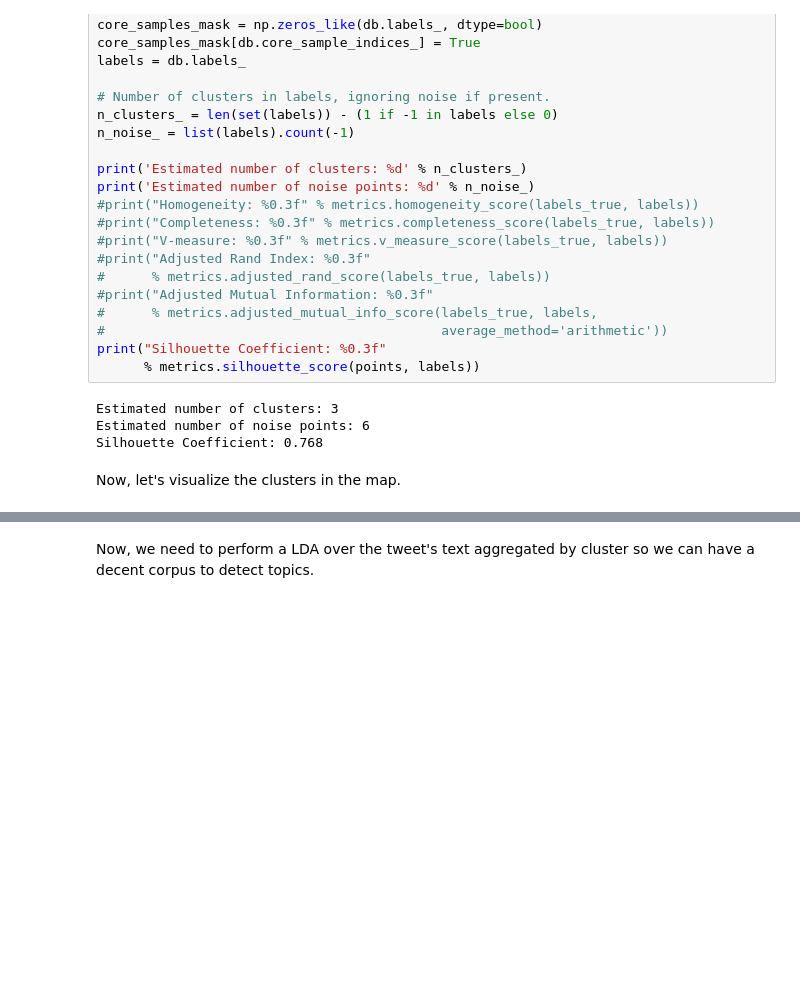
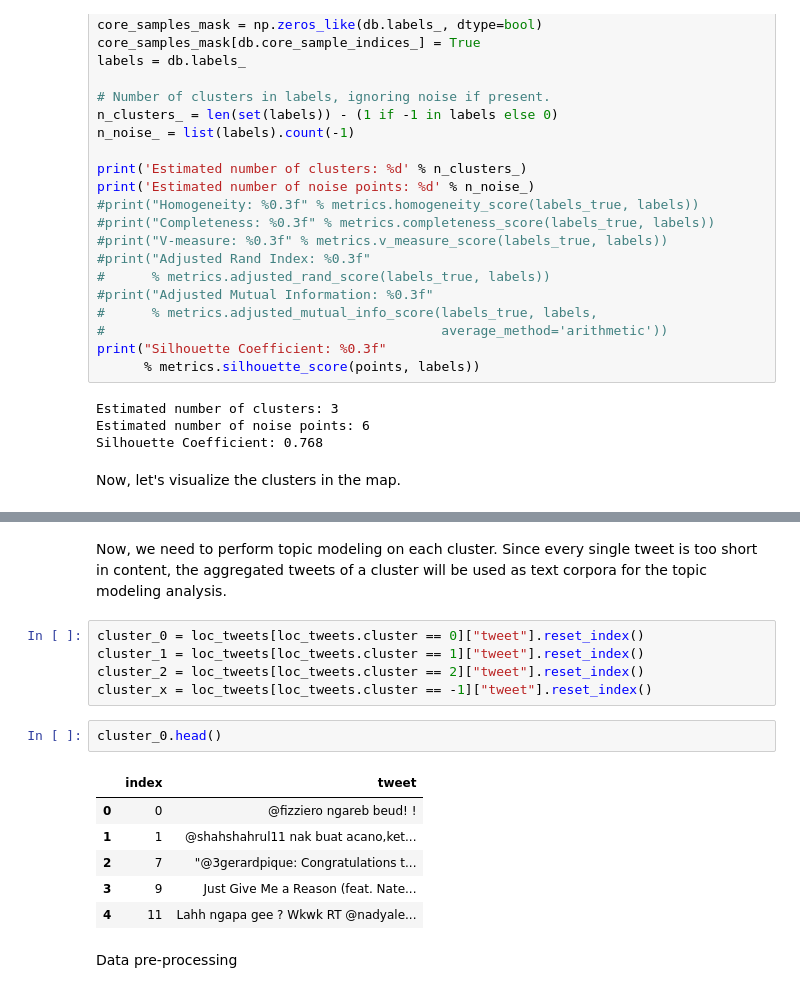
Before and after one commit to Ohtar10/wtsp, a Jupyter notebook: notebooks/jupyter/where-to-sell-products.ipynb, the cells around one changed output, grey strips where cells are left out. Drawn from its saved outputs; the diff is of its cells as text; blank space fills up the shorter version.

Commit message:
WIP expliring topics in tweets

```diff
--- a/notebooks/jupyter/where-to-sell-products.ipynb
+++ b/notebooks/jupyter/where-to-sell-products.ipynb
@@ -157,5 +157,21 @@ Try using .loc[row_indexer,col_indexer] = value instead
 
 See the caveats in the documentation: http://pandas.pydata.org/pandas-docs/stable/user_guide/indexing.html#returning-a-view-versus-a-copy
 Map(basemap={'url': 'http://server.arcgisonline.com/ArcGIS/rest/services/World_Topo_Map/MapServer/tile/{z}/{y}…
-# %% [markdown]
-Now, we need to perform a LDA over the tweet's text aggregated by cluster so we can have a decent corpus to detect topics.
+# %% [markdown]
+Now, we need to perform topic modeling on each cluster. Since every single tweet is too short in content, the aggregated tweets of a cluster will be used as text corpora for the topic modeling analysis.
+# %%
+cluster_0 = loc_tweets[loc_tweets.cluster == 0]["tweet"].reset_index()
+cluster_1 = loc_tweets[loc_tweets.cluster == 1]["tweet"].reset_index()
+cluster_2 = loc_tweets[loc_tweets.cluster == 2]["tweet"].reset_index()
+cluster_x = loc_tweets[loc_tweets.cluster == -1]["tweet"].reset_index()
+# %%
+cluster_0.head()
+# %% [output]
+|  | index | tweet |
+| 0 | 0 | @fizziero ngareb beud! ! |
+| 1 | 1 | @shahshahrul11 nak buat acano,ket... |
+| 2 | 7 | "@3gerardpique: Congratulations t... |
+| 3 | 9 | Just Give Me a Reason (feat. Nate... |
+| 4 | 11 | Lahh ngapa gee ? Wkwk RT @nadyale... |
+# %% [markdown]
+Data pre-processing
```
Also changed, not shown: parts of 19 cells of this notebook.
